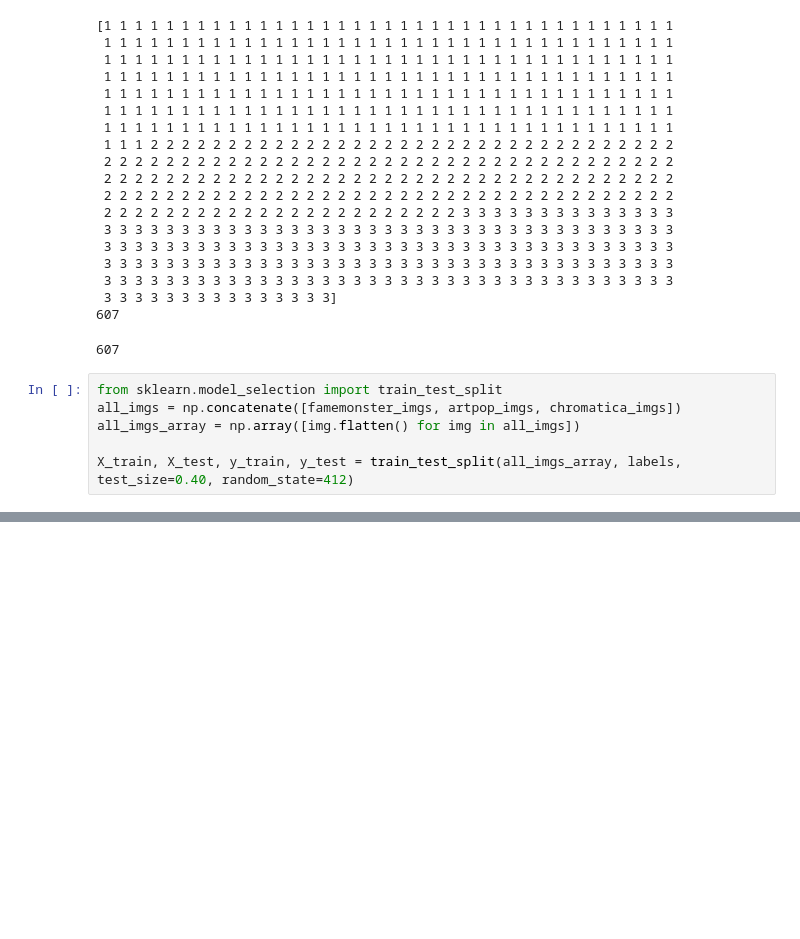
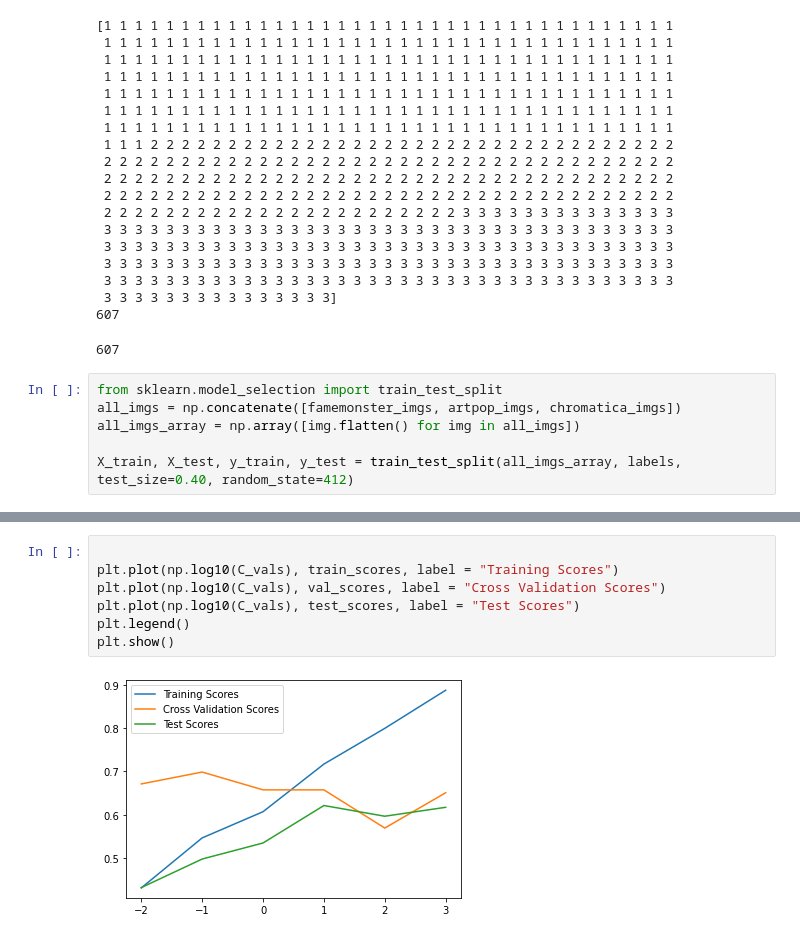
Before and after one commit to Octophi/Lady-Gaga-TDA, a Jupyter notebook: test_notebook.ipynb, the cells around one changed output, grey strips where cells are left out. Saved outputs shown, nothing was run; the diff lists cells and outputs as text; blank space fills up the shorter version.

```diff
--- a/test_notebook.ipynb
+++ b/test_notebook.ipynb
@@ -354,3 +427,12 @@ lr.score(X_test, y_test)
+# %%
+
+plt.plot(np.log10(C_vals), train_scores, label = "Training Scores")
+plt.plot(np.log10(C_vals), val_scores, label = "Cross Validation Scores")
+plt.plot(np.log10(C_vals), test_scores, label = "Test Scores")
+plt.legend()
+plt.show()
+# %% [output]
+[figure, added]
 # %%
 unique, counts = np.unique(lr.predict(X_test), return_counts=True)
 dict(zip(unique, counts))
```
Also changed, not shown: parts of 5 cells of this notebook, 3 other files.
